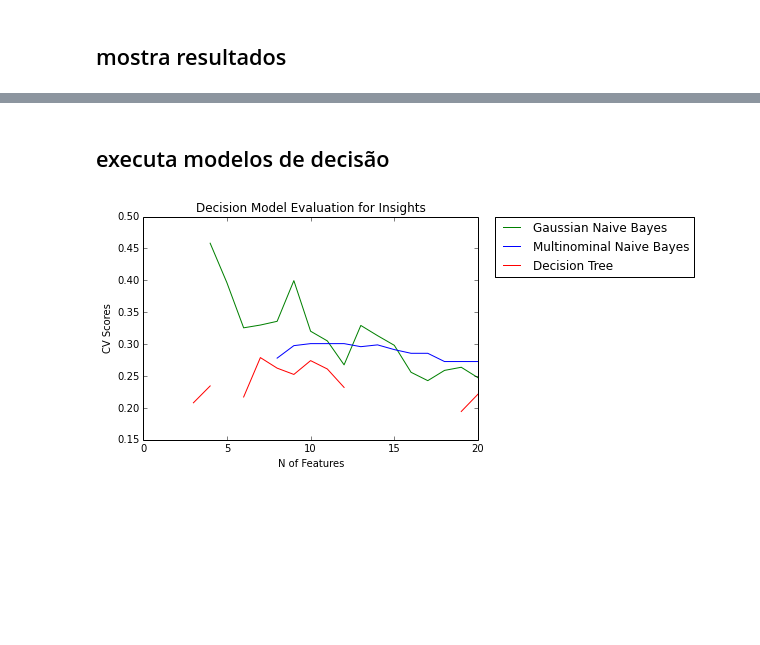
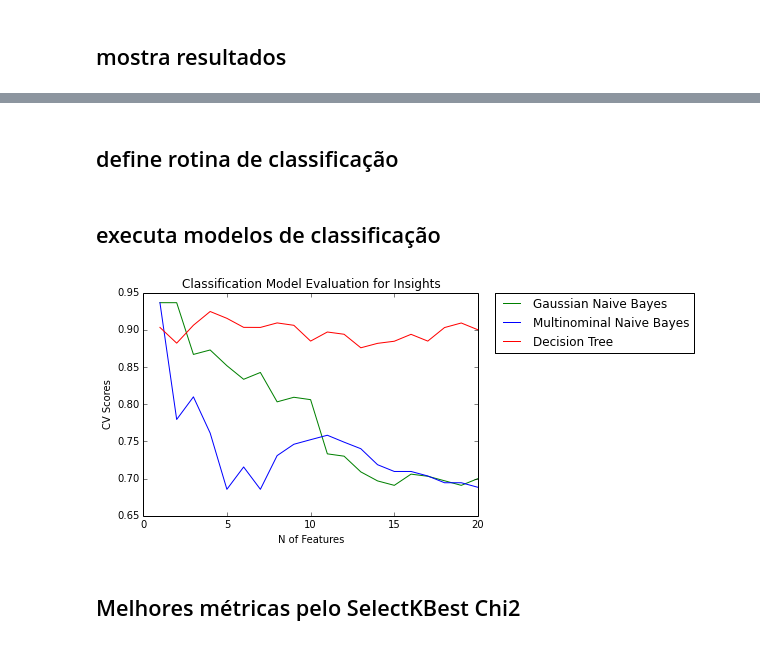
Before and after one commit to heukirne/insights-analysis, a Jupyter notebook: modelos_de_predicao.ipynb, the cells around one changed output, grey strips where cells are left out. Drawn from its saved outputs; the diff is of its cells as text; code cells hidden in the pictures; blank space fills up the shorter version.

Commit message:
fix classification score

```diff
--- a/modelos_de_predicao.ipynb
+++ b/modelos_de_predicao.ipynb
@@ -71,31 +71,45 @@ plt.show()
+# %% [markdown]
+## define rotina de classificação
+# %%
+from sklearn.feature_selection import chi2
+def cv4kBestClass(model, feats, labs, cvOpt, loops):
+    result_list = []
+    for i in range(1, loops+1):
+        kbest_features = SelectKBest(chi2, k=i).fit_transform(feats, labs)
+        scores = cross_val_score(model, kbest_features, labels, cv=cvOpt)
+        result_list.append(scores.mean())
+
+    return result_list
 # %% [markdown]
-## executa modelos de decisão
+## executa modelos de classificação
 # %%
 from sklearn.naive_bayes import GaussianNB
 gnb_model = GaussianNB()
-scores_gnb = cv4kBest(gnb_model, features, labels, 10, 20)
+scores_gnb = cv4kBestClass(gnb_model, features, labels, 10, 20)
 # %%
 from sklearn.naive_bayes import MultinomialNB
 mnb_model = MultinomialNB()
-scores_mnb = cv4kBest(mnb_model, features, labels, 10, 20)
+scores_mnb = cv4kBestClass(mnb_model, features, labels, 10, 20)
 # %%
 from sklearn.tree import DecisionTreeClassifier
 tree_model = DecisionTreeClassifier(random_state=0)
-scores_tree = cv4kBest(tree_model, features, labels, 10, 20)
+scores_tree = cv4kBestClass(tree_model, features, labels, 10, 20)
 # %%
 plt.figure()
 
 n_features = range(1, 21)
 
 plt.plot(n_features, scores_gnb, 'g', label='Gaussian Naive Bayes')
 plt.plot(n_features, scores_mnb, 'b', label='Multinominal Naive Bayes')
 plt.plot(n_features, scores_tree, 'r', label='Decision Tree')
 plt.xlabel('N of Features')
 plt.ylabel('CV Scores')
 plt.legend(loc='lower left')
 plt.legend(bbox_to_anchor=(1.05, 1), loc=2, borderaxespad=0.)
 
-plt.title('Decision Model Evaluation for Insights')
+plt.title('Classification Model Evaluation for Insights')
 plt.show()
 # %% [output]
-[figure, old version]
+[figure, new version]
+# %% [markdown]
+## Melhores métricas pelo SelectKBest Chi2
```
Also changed, not shown: parts of 8 cells of this notebook.
